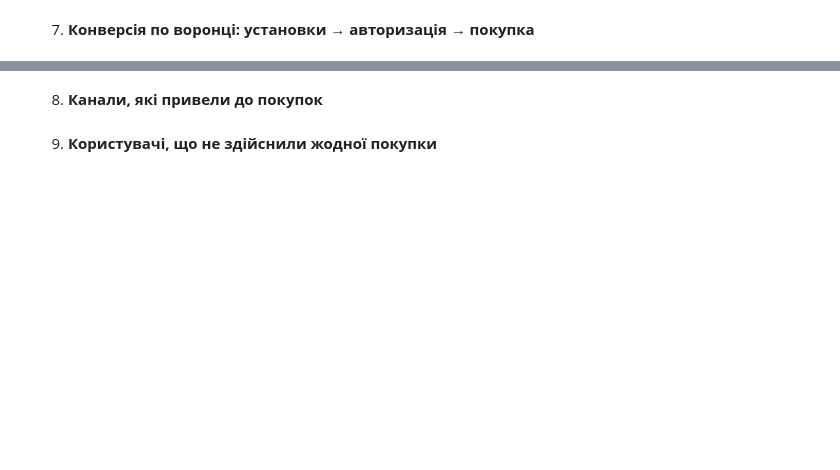
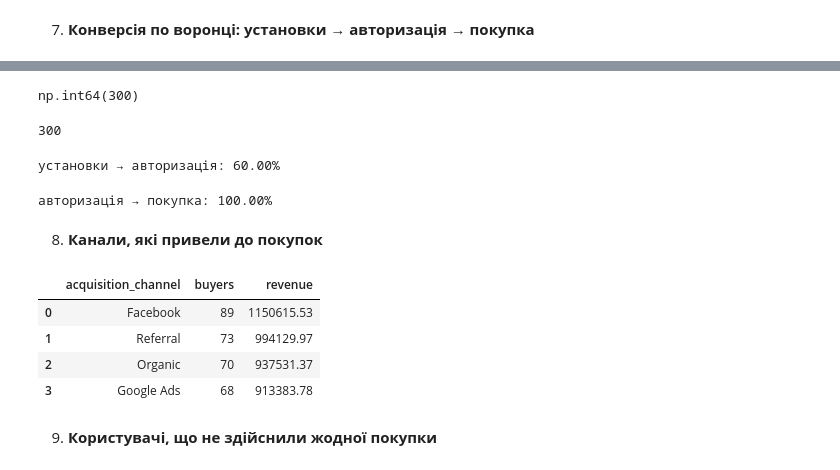
Before and after one commit to cpython-projects/python_da_17_03_26, a Jupyter notebook: lesson_24_hw.ipynb, the cells around one changed output, grey strips where cells are left out. Cells and saved outputs as stored; diff of their text form; code cells hidden in the pictures; blank space fills up the shorter version.

```diff
--- a/lesson_24_hw.ipynb
+++ b/lesson_24_hw.ipynb
@@ -17,4 +112,41 @@
+# %%
+auth_users = df_devices_users_map.user_uuid.count()
+auth_users
+# %% [output]
+np.int64(300)
+# %%
+purchases = df_devices_users_map[df_devices_users_map.user_uuid.isin(df_orders_log.user_uuid)].device_code.nunique()
+purchases
+# %% [output]
+300
+# %%
+print('установки → авторизація:', f'{auth_users / installs * 100:.2f}%')
+# %% [output]
+установки → авторизація: 60.00%
+# %%
+print('авторизація → покупка:', f'{purchases / auth_users * 100:.2f}%')
+# %% [output]
+авторизація → покупка: 100.00%
 # %% [markdown]
 8. **Канали, які привели до покупок**
+# %%
+query = """
+SELECT app_sessions.acquisition_channel,
+       COUNT(DISTINCT orders_log.user_uuid) AS buyers,
+       SUM(orders_log.total_uah) AS revenue
+FROM app_sessions
+JOIN devices_users_map ON app_sessions.device_code = devices_users_map.device_code
+JOIN orders_log ON orders_log.user_uuid = devices_users_map.user_uuid
+GROUP BY app_sessions.acquisition_channel
+ORDER BY revenue DESC;
+"""
+df = pd.read_sql(query, engine)
+df
+# %% [output]
+|  | acquisition_channel | buyers | revenue |
+| 0 | Facebook | 89 | 1150615.53 |
+| 1 | Referral | 73 | 994129.97 |
+| 2 | Organic | 70 | 937531.37 |
+| 3 | Google Ads | 68 | 913383.78 |
 # %% [markdown]
 9. **Користувачі, що не здійснили жодної покупки**
```
Also changed, not shown: parts of 13 cells of this notebook.
